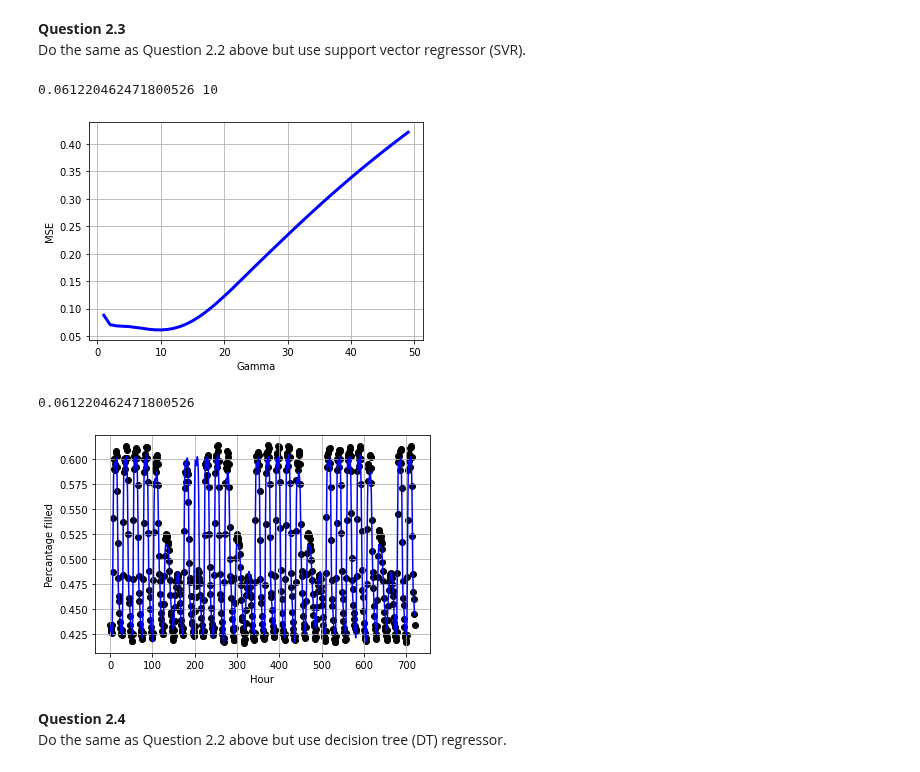
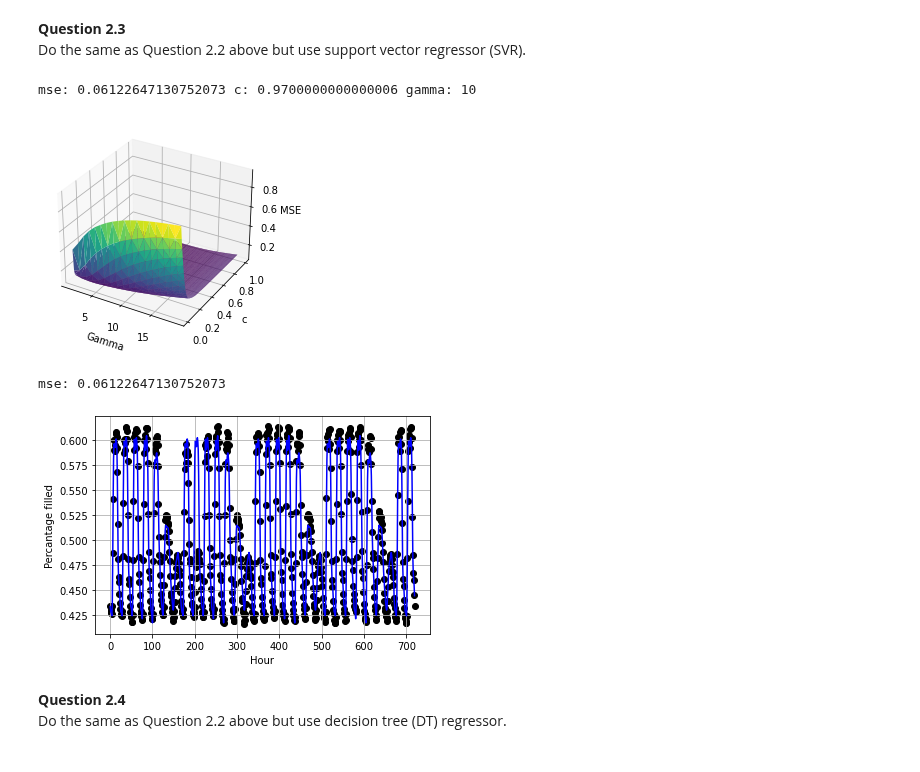
Before and after one commit to EthanWong2212/EE4211_Proj, a Jupyter notebook: part2_weekday.ipynb, the cells around one changed output. Saved outputs shown, nothing was run; the diff lists cells and outputs as text; code cells hidden in the pictures.

```diff
--- a/part2_weekday.ipynb
+++ b/part2_weekday.ipynb
@@ -240,35 +240,54 @@ test_y_scaled = sc_y.fit_transform(np.array(test_y).reshape(-1,1))
 # %%
 start = 1
 gamma = start
+c = 0
+final_c = 0
 final_gamma = 0
 mse_arr = []
+gamma_arr = []
+c_arr = []
 mse = 99999999999999999
 regressor = SVR(kernel='rbf',gamma = 1)
 
-while gamma<50:
-    temp_regressor = SVR(kernel='rbf',gamma = gamma)
-    temp_regressor.fit(train_x_scaled, train_y_scaled.ravel())
-    predicted = temp_regressor.predict(test_x_scaled)
-    temp_mse = mean_squared_error(test_y_scaled, predicted)
-    mse_arr.append(temp_mse)
-    if temp_mse < mse:
-        mse = temp_mse
-        regressor = temp_regressor
-        final_gamma = gamma
+while gamma<20:
+    c=0.01
+    while c<1:
+        temp_regressor = SVR(kernel='rbf',gamma = gamma,C=c)
+        temp_regressor.fit(train_x_scaled, train_y_scaled.ravel())
+        predicted = temp_regressor.predict(test_x_scaled)
+        temp_mse = mean_squared_error(test_y_scaled, predicted)
+        c_arr.append(c)
+        gamma_arr.append(gamma)
+        mse_arr.append(temp_mse)
+        if temp_mse < mse:
+            mse = temp_mse
+            regressor = temp_regressor
+            final_gamma = gamma
+            final_c = c
+        c += 0.01
     gamma += 1
-
-print(mse,final_gamma)
-plt.plot([x for x in range(start,len(mse_arr)+start)], mse_arr, color="blue", linewidth=3)
-plt.grid(True)
-plt.xlabel("Gamma")
-plt.ylabel("MSE")
-plt.show()
-# %% [output]
-0.061220462471800526 10
-[figure, removed]
+# %%
+print("mse:",mse,"c:",final_c,"gamma:",final_gamma)
+fig = plt.figure()
+ax = plt.axes(projection='3d')
+
+# Data for three-dimensional scattered points
+ydata = np.asarray(c_arr)
+zdata = np.asarray(mse_arr)
+xdata = np.asarray(gamma_arr)
+ax.plot_trisurf(xdata, ydata, zdata, edgecolor='none', cmap='viridis')
+
+plt.grid(True)
+ax.set_xlabel("Gamma")
+ax.set_ylabel("c")
+ax.set_zlabel("MSE")
+plt.show()
+# %% [output]
+mse: 0.06122647130752073 c: 0.9700000000000006 gamma: 10
+[figure, added]
 # %%
 predicted = regressor.predict(test_x_scaled)
-print(mean_squared_error(test_y_scaled, predicted))
+print("mse:",mean_squared_error(test_y_scaled, predicted))
 predicted = sc_y.inverse_transform(predicted.reshape(-1,1))
 plot_y = sc_y.inverse_transform(test_y_scaled)
 
@@ -280,7 +299,7 @@ plt.xlabel("Hour")
 plt.ylabel("Percantage filled")
 plt.show()
 # %% [output]
-0.061220462471800526
+mse: 0.06122647130752073
 [figure]
 # %% [markdown]
 **Question 2.4**<br>
```
Also changed, not shown: parts of 2 cells of this notebook.
